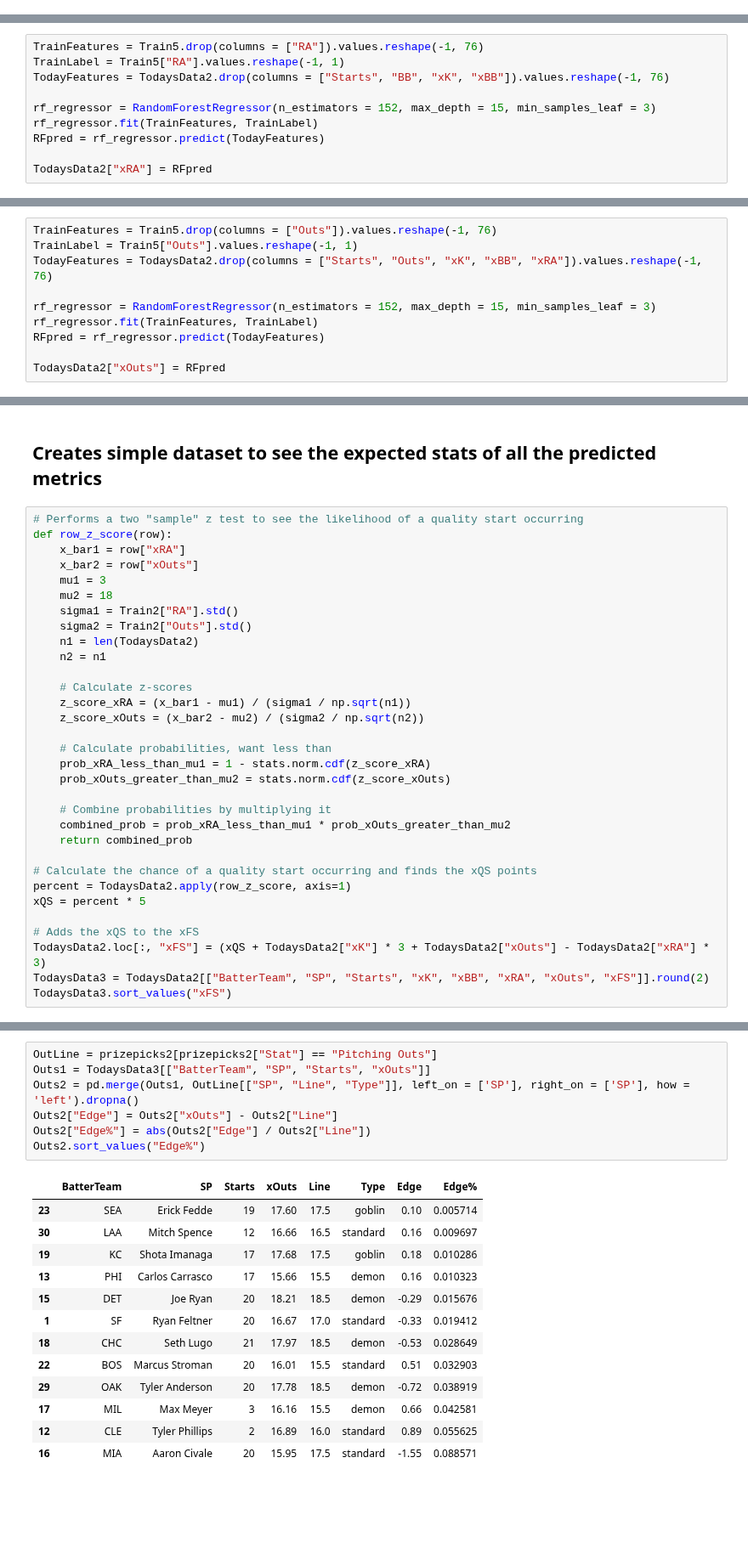
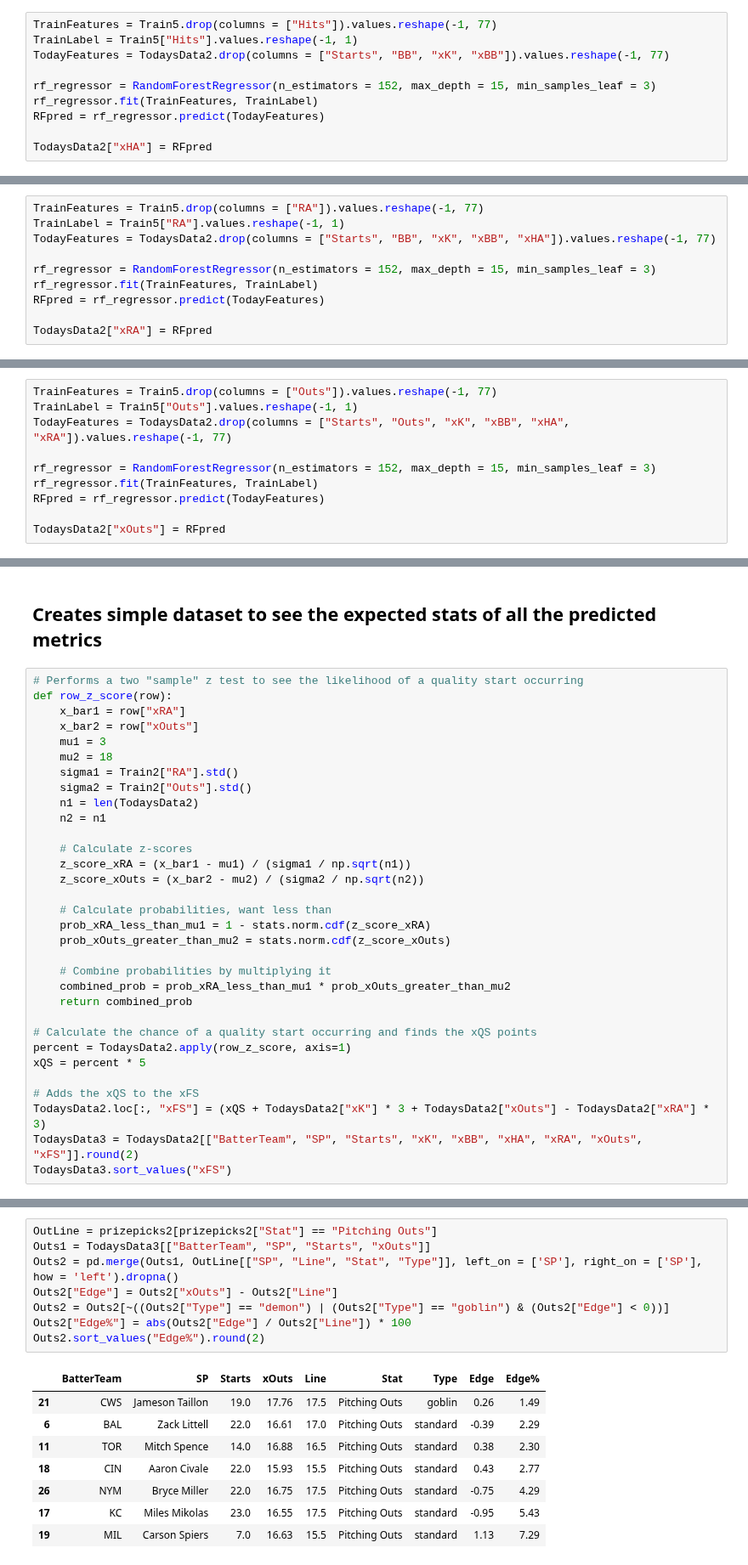
Before and after one commit to Cbkaplinger/Random-Projects, a Jupyter notebook: MLB/DailyPitcherModel.ipynb, the cells around one changed output, grey strips where cells are left out. Shown at 85% size. Drawn from its saved outputs; the diff is of its cells as text; blank space fills up the shorter version.

```diff
--- a/MLB/DailyPitcherModel.ipynb
+++ b/MLB/DailyPitcherModel.ipynb
@@ -997,9 +1001,19 @@ TodaysData2["xBB"] = RFpred
+# %%
+TrainFeatures = Train5.drop(columns = ["Hits"]).values.reshape(-1, 77)
+TrainLabel = Train5["Hits"].values.reshape(-1, 1)
+TodayFeatures = TodaysData2.drop(columns = ["Starts", "BB", "xK", "xBB"]).values.reshape(-1, 77)
+
+rf_regressor = RandomForestRegressor(n_estimators = 152, max_depth = 15, min_samples_leaf = 3)
+rf_regressor.fit(TrainFeatures, TrainLabel)
+RFpred = rf_regressor.predict(TodayFeatures)
+
+TodaysData2["xHA"] = RFpred
 # %% [markdown]
 ## RA Model
 # %%
-TrainFeatures = Train5.drop(columns = ["RA"]).values.reshape(-1, 76)
+TrainFeatures = Train5.drop(columns = ["RA"]).values.reshape(-1, 77)
 TrainLabel = Train5["RA"].values.reshape(-1, 1)
-TodayFeatures = TodaysData2.drop(columns = ["Starts", "BB", "xK", "xBB"]).values.reshape(-1, 76)
+TodayFeatures = TodaysData2.drop(columns = ["Starts", "BB", "xK", "xBB", "xHA"]).values.reshape(-1, 77)
 
 rf_regressor = RandomForestRegressor(n_estimators = 152, max_depth = 15, min_samples_leaf = 3)
 rf_regressor.fit(TrainFeatures, TrainLabel)
@@ -1009,9 +1023,9 @@ TodaysData2["xRA"] = RFpred
 # %% [markdown]
 ## IP model
 # %%
-TrainFeatures = Train5.drop(columns = ["Outs"]).values.reshape(-1, 76)
+TrainFeatures = Train5.drop(columns = ["Outs"]).values.reshape(-1, 77)
 TrainLabel = Train5["Outs"].values.reshape(-1, 1)
-TodayFeatures = TodaysData2.drop(columns = ["Starts", "Outs", "xK", "xBB", "xRA"]).values.reshape(-1, 76)
+TodayFeatures = TodaysData2.drop(columns = ["Starts", "Outs", "xK", "xBB", "xHA", "xRA"]).values.reshape(-1, 77)
 
 rf_regressor = RandomForestRegressor(n_estimators = 152, max_depth = 15, min_samples_leaf = 3)
 rf_regressor.fit(TrainFeatures, TrainLabel)
@@ -1078,6 +1092,6 @@ xQS = percent * 5
 
 # Adds the xQS to the xFS
 TodaysData2.loc[:, "xFS"] = (xQS + TodaysData2["xK"] * 3 + TodaysData2["xOuts"] - TodaysData2["xRA"] * 3)
-TodaysData3 = TodaysData2[["BatterTeam", "SP", "Starts", "xK", "xBB", "xRA", "xOuts", "xFS"]].round(2)
+TodaysData3 = TodaysData2[["BatterTeam", "SP", "Starts", "xK", "xBB", "xHA", "xRA", "xOuts", "xFS"]].round(2)
 TodaysData3.sort_values("xFS")
 # %% [output]
@@ -1168,21 +1219,17 @@ Walks2.sort_values("Edge%")
 # %%
 OutLine = prizepicks2[prizepicks2["Stat"] == "Pitching Outs"]
 Outs1 = TodaysData3[["BatterTeam", "SP", "Starts", "xOuts"]]
-Outs2 = pd.merge(Outs1, OutLine[["SP", "Line", "Type"]], left_on = ['SP'], right_on = ['SP'], how = 'left').dropna()
+Outs2 = pd.merge(Outs1, OutLine[["SP", "Line", "Stat", "Type"]], left_on = ['SP'], right_on = ['SP'], how = 'left').dropna()
 Outs2["Edge"] = Outs2["xOuts"] - Outs2["Line"]
-Outs2["Edge%"] = abs(Outs2["Edge"] / Outs2["Line"])
-Outs2.sort_values("Edge%")
+Outs2 = Outs2[~((Outs2["Type"] == "demon") | (Outs2["Type"] == "goblin") & (Outs2["Edge"] < 0))]
+Outs2["Edge%"] = abs(Outs2["Edge"] / Outs2["Line"]) * 100
+Outs2.sort_values("Edge%").round(2)
 # %% [output]
-|  | BatterTeam | SP | Starts | xOuts | Line | Type | Edge | Edge% |
-| 23 | SEA | Erick Fedde | 19 | 17.60 | 17.5 | goblin | 0.10 | 0.005714 |
-| 30 | LAA | Mitch Spence | 12 | 16.66 | 16.5 | standard | 0.16 | 0.009697 |
-| 19 | KC | Shota Imanaga | 17 | 17.68 | 17.5 | goblin | 0.18 | 0.010286 |
-| 13 | PHI | Carlos Carrasco | 17 | 15.66 | 15.5 | demon | 0.16 | 0.010323 |
-| 15 | DET | Joe Ryan | 20 | 18.21 | 18.5 | demon | -0.29 | 0.015676 |
-| 1 | SF | Ryan Feltner | 20 | 16.67 | 17.0 | standard | -0.33 | 0.019412 |
-| 18 | CHC | Seth Lugo | 21 | 17.97 | 18.5 | demon | -0.53 | 0.028649 |
-| 22 | BOS | Marcus Stroman | 20 | 16.01 | 15.5 | standard | 0.51 | 0.032903 |
-| 29 | OAK | Tyler Anderson | 20 | 17.78 | 18.5 | demon | -0.72 | 0.038919 |
-| 17 | MIL | Max Meyer | 3 | 16.16 | 15.5 | demon | 0.66 | 0.042581 |
-| 12 | CLE | Tyler Phillips | 2 | 16.89 | 16.0 | standard | 0.89 | 0.055625 |
-| 16 | MIA | Aaron Civale | 20 | 15.95 | 17.5 | standard | -1.55 | 0.088571 |
+|  | BatterTeam | SP | Starts | xOuts | Line | Stat | Type | Edge | Edge% |
+| 21 | CWS | Jameson Taillon | 19.0 | 17.76 | 17.5 | Pitching Outs | goblin | 0.26 | 1.49 |
+| 6 | BAL | Zack Littell | 22.0 | 16.61 | 17.0 | Pitching Outs | standard | -0.39 | 2.29 |
+| 11 | TOR | Mitch Spence | 14.0 | 16.88 | 16.5 | Pitching Outs | standard | 0.38 | 2.30 |
+| 18 | CIN | Aaron Civale | 22.0 | 15.93 | 15.5 | Pitching Outs | standard | 0.43 | 2.77 |
+| 26 | NYM | Bryce Miller | 22.0 | 16.75 | 17.5 | Pitching Outs | standard | -0.75 | 4.29 |
+| 17 | KC | Miles Mikolas | 23.0 | 16.55 | 17.5 | Pitching Outs | standard | -0.95 | 5.43 |
+| 19 | MIL | Carson Spiers | 7.0 | 16.63 | 15.5 | Pitching Outs | standard | 1.13 | 7.29 |
```
Also changed, not shown: parts of 29 cells of this notebook, 5 other files.
